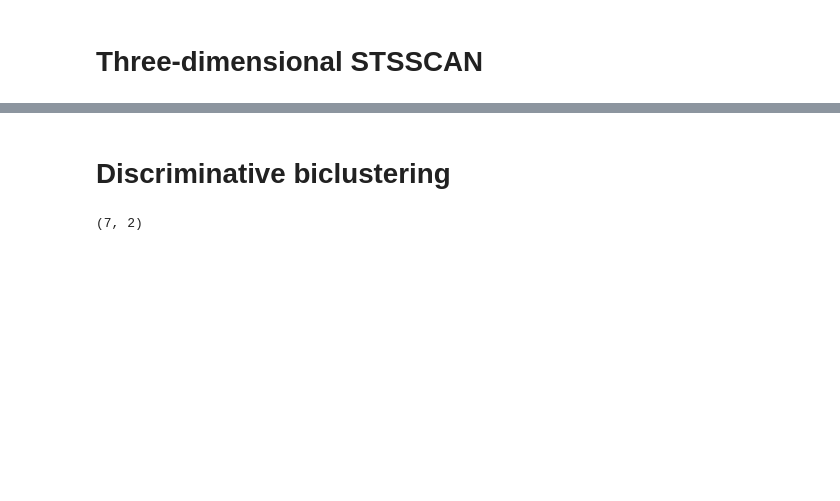
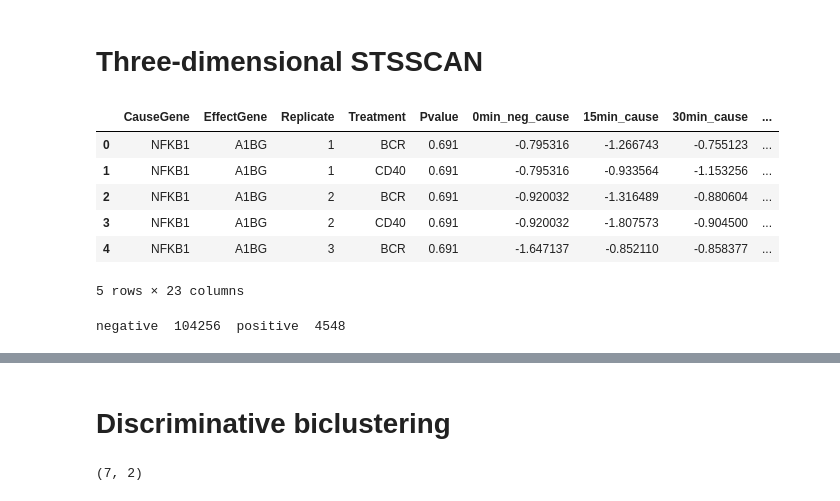
Before and after one commit to josechudev/GeneExpressionBiClustering, a Jupyter notebook: Notebooks/6.2 Discriminative test.ipynb, the cells around one changed output, grey strips where cells are left out. Cells and saved outputs as stored; diff of their text form; code cells hidden in the pictures; blank space fills up the shorter version.

```diff
--- a/Notebooks/6.2 Discriminative test.ipynb
+++ b/Notebooks/6.2 Discriminative test.ipynb
@@ -516,4 +516,15 @@ class STSSCAN(object):
                    ):
 
                     print("Merge " + str(index) + " with " + str(sub_index))
+# %%
+data = pd.read_csv("../data/Raw/Ikk2.csv", sep=";")
+data.head()
+# %% [output]
+|  | CauseGene | EffectGene | Replicate | Treatment | Pvalue | 0min_neg_cause | 15min_cause | 30min_cause | ... |
+| 0 | NFKB1 | A1BG | 1 | BCR | 0.691 | -0.795316 | -1.266743 | -0.755123 | ... |
+| 1 | NFKB1 | A1BG | 1 | CD40 | 0.691 | -0.795316 | -0.933564 | -1.153256 | ... |
+| 2 | NFKB1 | A1BG | 2 | BCR | 0.691 | -0.920032 | -1.316489 | -0.880604 | ... |
+| 3 | NFKB1 | A1BG | 2 | CD40 | 0.691 | -0.920032 | -1.807573 | -0.904500 | ... |
+| 4 | NFKB1 | A1BG | 3 | BCR | 0.691 | -1.647137 | -0.852110 | -0.858377 | ... |
+5 rows × 23 columns
 # %%
@@ -521,2 +532,6 @@ data = pd.read_csv("../data/Raw/Erk.csv", sep=";")
 neg_data = data[data["Pvalue"]>0.5]
 pos_data = data[(data["Pvalue"]<=0.01)]
+# %%
+print("negative ", len(neg_data), " positive ", len(pos_data))
+# %% [output]
+negative  104256  positive  4548
```
Also changed, not shown: parts of 16 cells of this notebook, 1 other file.
